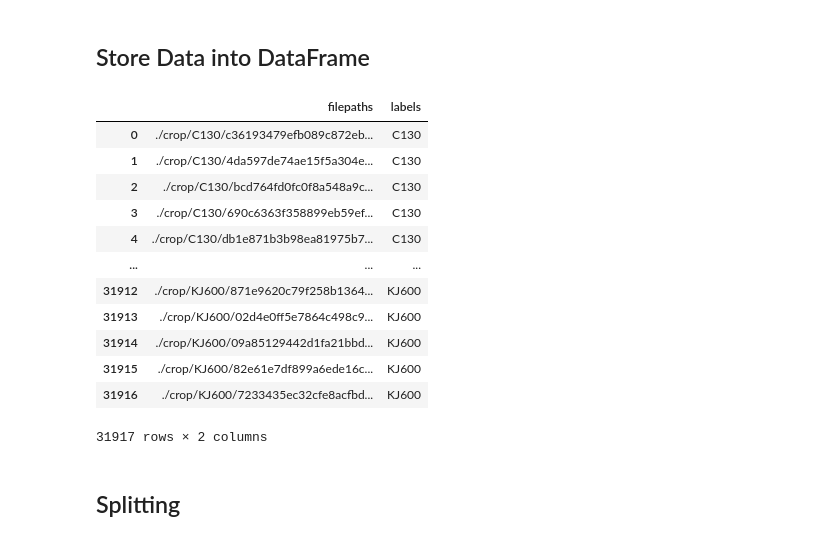
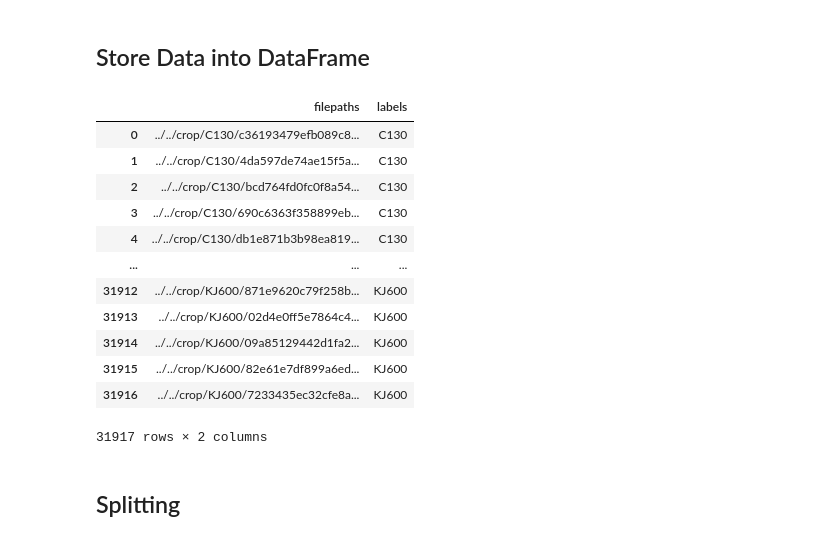
Before and after one commit to XSnelliusX/airplane-classification, a Jupyter notebook: classification/classifier.ipynb, the cells around one changed output. Saved outputs shown, nothing was run; the diff lists cells and outputs as text; code cells hidden in the pictures.

```diff
--- a/classification/classifier.ipynb
+++ b/classification/classifier.ipynb
@@ -15,40 +23,40 @@ from sklearn.metrics import confusion_matrix,classification_report
 # %% [markdown]
 ## Store Data into DataFrame
 # %%
-data_dir = './crop'
+data_dir = '../../crop'
 
 filepaths = []
 labels = []
 
 
 folds = os.listdir(data_dir)
 
 for fold in folds:
     foldpath = os.path.join(data_dir, fold)
 
     files = os.listdir(foldpath)
     for f in files:
         fpath = os.path.join(foldpath, f)
 
         filepaths.append(fpath)
         labels.append(fold)
 
 
 data_dir = pd.DataFrame(data={'filepaths':filepaths, 'labels':labels})
 data_dir
 # %% [output]
 |  | filepaths | labels |
-| 0 | ./crop/C130/c36193479efb089c872eb... | C130 |
-| 1 | ./crop/C130/4da597de74ae15f5a304e... | C130 |
-| 2 | ./crop/C130/bcd764fd0fc0f8a548a9c... | C130 |
-| 3 | ./crop/C130/690c6363f358899eb59ef... | C130 |
-| 4 | ./crop/C130/db1e871b3b98ea81975b7... | C130 |
+| 0 | ../../crop/C130/c36193479efb089c8... | C130 |
+| 1 | ../../crop/C130/4da597de74ae15f5a... | C130 |
+| 2 | ../../crop/C130/bcd764fd0fc0f8a54... | C130 |
+| 3 | ../../crop/C130/690c6363f358899eb... | C130 |
+| 4 | ../../crop/C130/db1e871b3b98ea819... | C130 |
 | ... | ... | ... |
-| 31912 | ./crop/KJ600/871e9620c79f258b1364... | KJ600 |
-| 31913 | ./crop/KJ600/02d4e0ff5e7864c498c9... | KJ600 |
-| 31914 | ./crop/KJ600/09a85129442d1fa21bbd... | KJ600 |
-| 31915 | ./crop/KJ600/82e61e7df899a6ede16c... | KJ600 |
-| 31916 | ./crop/KJ600/7233435ec32cfe8acfbd... | KJ600 |
+| 31912 | ../../crop/KJ600/871e9620c79f258b... | KJ600 |
+| 31913 | ../../crop/KJ600/02d4e0ff5e7864c4... | KJ600 |
+| 31914 | ../../crop/KJ600/09a85129442d1fa2... | KJ600 |
+| 31915 | ../../crop/KJ600/82e61e7df899a6ed... | KJ600 |
+| 31916 | ../../crop/KJ600/7233435ec32cfe8a... | KJ600 |
 31917 rows × 2 columns
 # %% [markdown]
 ## Splitting
```
Also changed, not shown: parts of 6 cells of this notebook.
